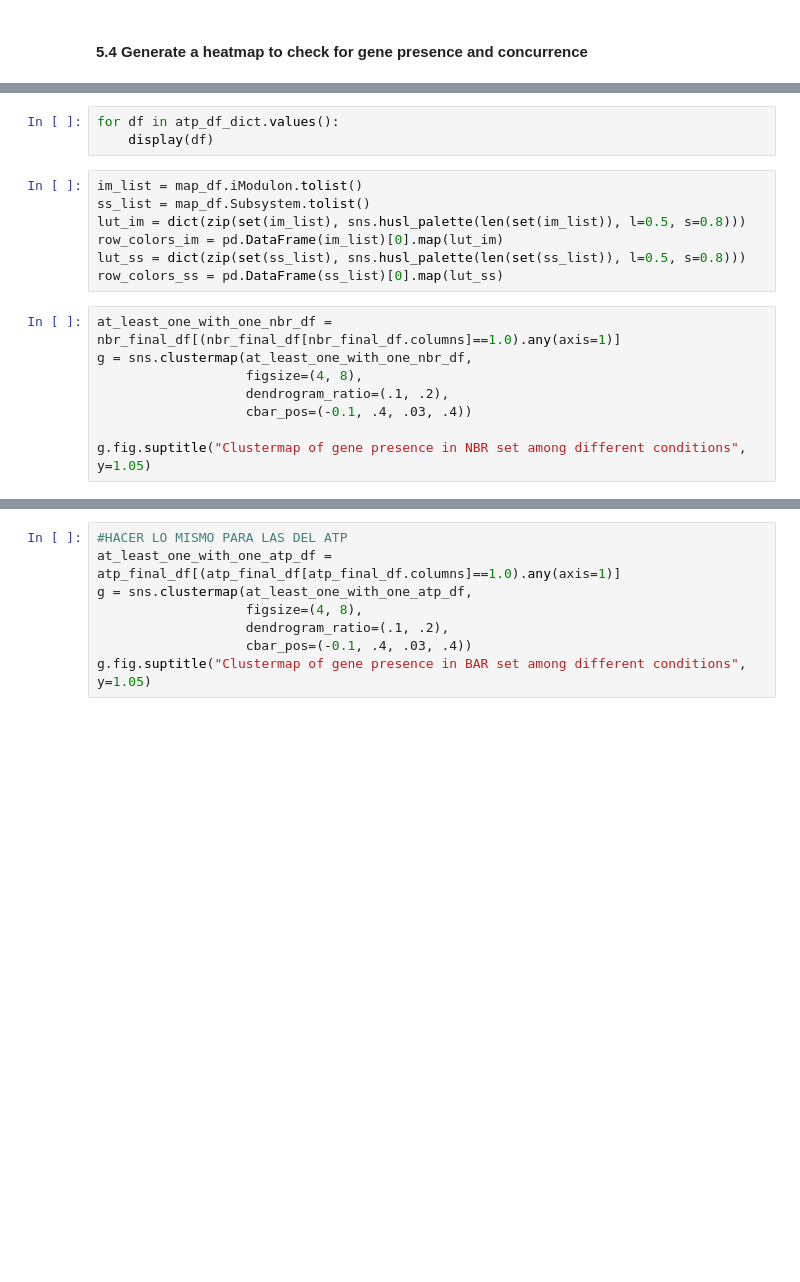
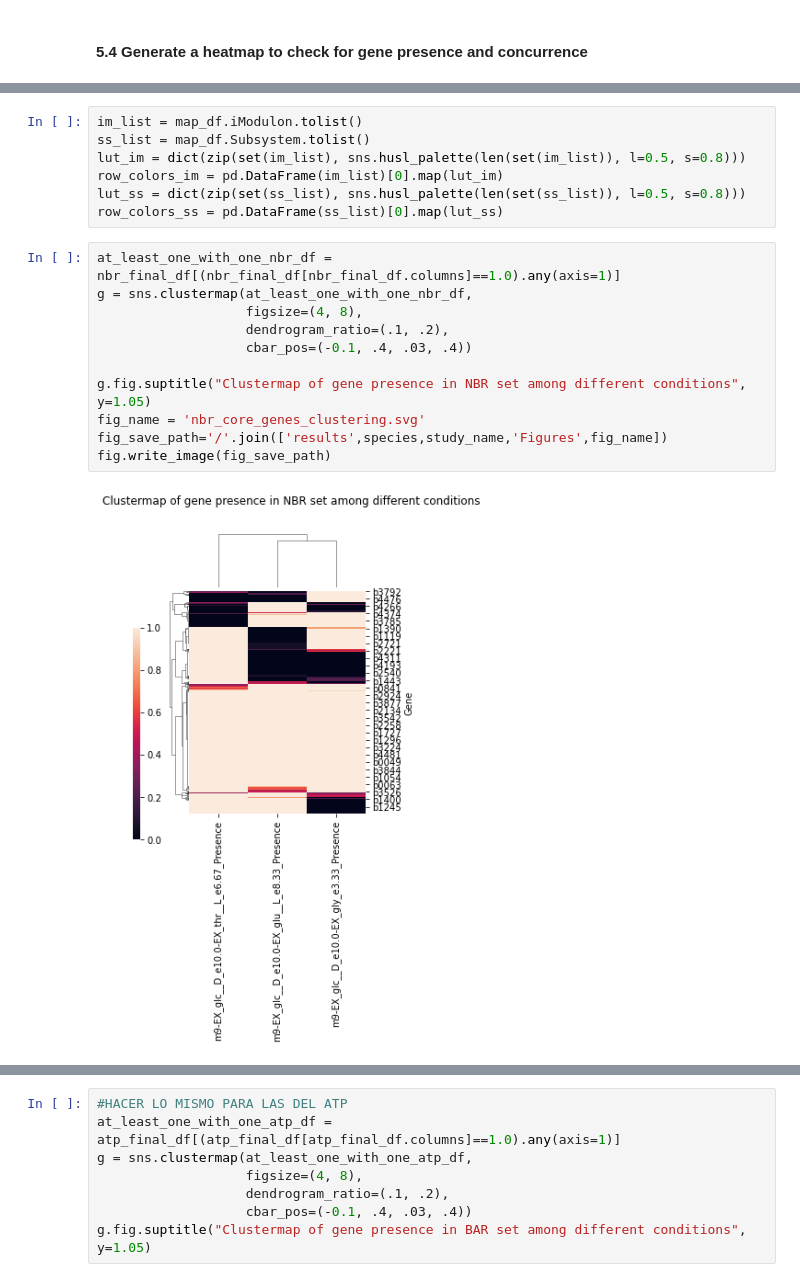
Before and after one commit to extrevaro/e-merlin, a Jupyter notebook: Study-level_enrichment_analysis.ipynb, the cells around one changed output, grey strips where cells are left out. Drawn from its saved outputs; the diff is of its cells as text; blank space fills up the shorter version.

Commit message:
ecoli omics study analysis

```diff
--- a/Study-level_enrichment_analysis.ipynb
+++ b/Study-level_enrichment_analysis.ipynb
@@ -726,6 +767,3 @@ KeyError: 'iModulon'
-# %%
-for df in atp_df_dict.values():
-    display(df)
 # %%
 im_list = map_df.iModulon.tolist()
 ss_list = map_df.Subsystem.tolist()
@@ -736,11 +774,16 @@ row_colors_ss = pd.DataFrame(ss_list)[0].map(lut_ss)
 # %%
 at_least_one_with_one_nbr_df = nbr_final_df[(nbr_final_df[nbr_final_df.columns]==1.0).any(axis=1)]
 g = sns.clustermap(at_least_one_with_one_nbr_df,
                    figsize=(4, 8),
                    dendrogram_ratio=(.1, .2),
                    cbar_pos=(-0.1, .4, .03, .4))
 
 g.fig.suptitle("Clustermap of gene presence in NBR set among different conditions", y=1.05)
+fig_name = 'nbr_core_genes_clustering.svg'
+fig_save_path='/'.join(['results',species,study_name,'Figures',fig_name])
+fig.write_image(fig_save_path)
+# %% [output]
+[figure, added]
 # %%
 at_least_one_with_one_bar_df = bar_final_df[(bar_final_df[bar_final_df.columns]==1.0).any(axis=1)]
 g = sns.clustermap(at_least_one_with_one_bar_df,
```
Also changed, not shown: parts of 9 cells of this notebook.
